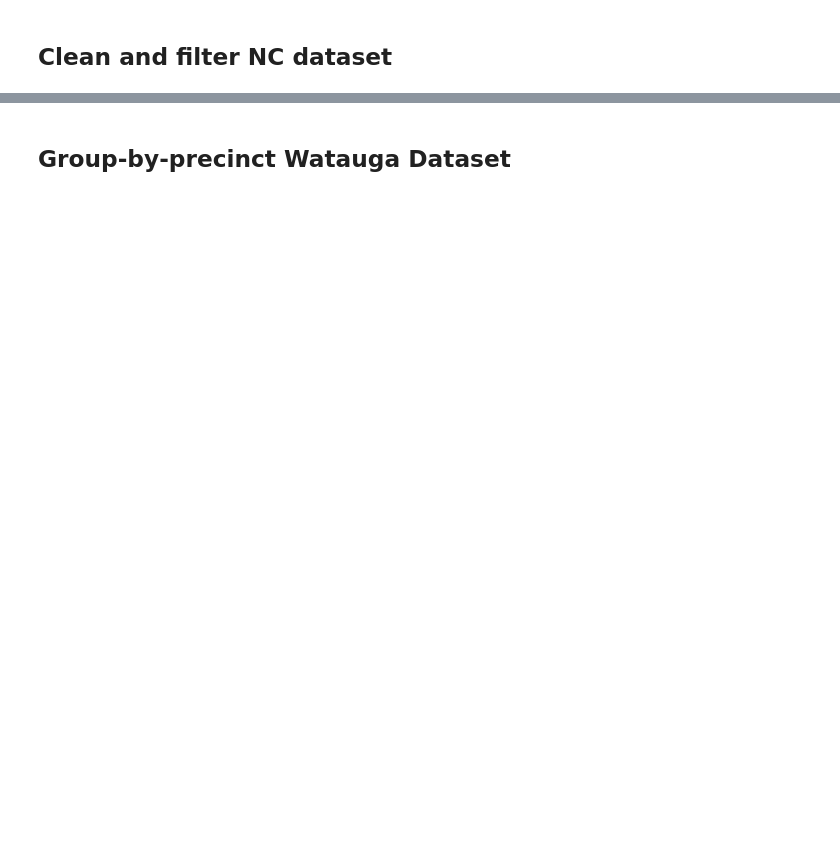
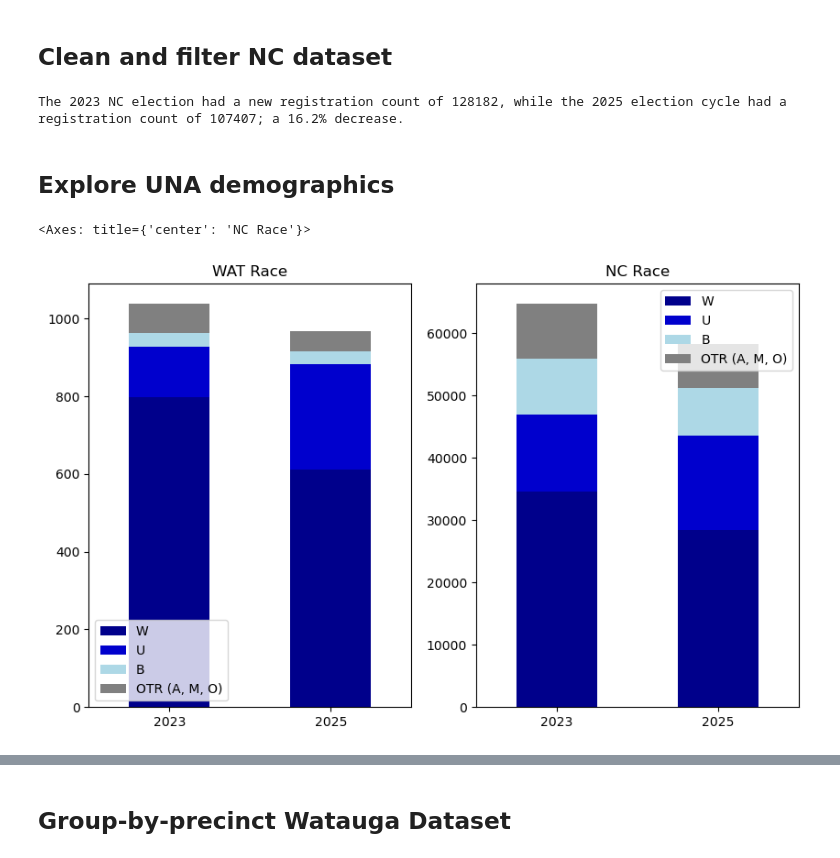
Before and after one commit to vandyy123/Election-Analysis, a Jupyter notebook: Election Results.ipynb, the cells around one changed output, grey strips where cells are left out. Saved outputs shown, nothing was run; the diff lists cells and outputs as text; code cells hidden in the pictures; blank space fills up the shorter version.

```diff
--- a/Election Results.ipynb
+++ b/Election Results.ipynb
@@ -59,5 +121,4 @@ nc_df = pd.read_csv(
     encoding="latin-1",
 )
 
-nc_df = nc_df[nc_df['status_cd'] == 'A']
 nc_df.count()
@@ -98,3 +173,50 @@ nc_past = nc_df_asc.loc['2023-08-01':'2023-11-07']
 percent = (len(nc_past) - len(nc_current)) / len(nc_past)
 print(f'The 2023 NC election had a new registration count of {len(nc_past)}, while the 2025 election cycle ' +
       f'had a registration count of {len(nc_current)}; a {percent:.1%} decrease.')
+# %% [output]
+The 2023 NC election had a new registration count of 128182, while the 2025 election cycle had a registration count of 107407; a 16.2% decrease.
+# %% [markdown]
+## Explore UNA demographics
+# %%
+fig, axes = plt.subplots(1, 2, figsize = (10, 6))
+
+# Filter WAT and NC data set to just the UNA
+
+una_wat_2025 = wat_current[wat_current['party_cd'] == 'UNA']
+una_wat_2023 = wat_past[wat_past['party_cd'] == 'UNA']
+
+una_nc_2025 = nc_current[nc_current['party_cd'] == 'UNA']
+una_nc_2023 = nc_past[nc_past['party_cd'] == 'UNA']
+
+# # Break down the race demographics of the WAT UNA during the 2023 election cycle
+# # Break down the race demographics of the WAT UNA during the 2025 election cycle
+
+wat_una_race_df = {
+    '2023': una_wat_2023['race_code'].value_counts(),
+    '2025': una_wat_2025['race_code'].value_counts()
+}
+
+wat_race_df = pd.DataFrame(wat_una_race_df)
+wat_race = wat_race_df.T
+wat_race['OTR (A, M, O)']= wat_race['I'] + wat_race['A'] + wat_race['M'] + wat_race['O']
+wat_race = wat_race.drop(['I', 'A', 'M', 'O'], axis = 1)
+
+wat_race.plot(ax = axes[0], kind = 'bar', stacked = True, title = 'WAT Race', color = ['DarkBlue', 'MediumBlue', 'LightBlue', 'Grey'], rot = 0)
+
+# # Break down the race demographics of the NC UNA during the 2023 election cycle
+# # Break down the race demographics of the NC UNA during the 2025 election cycle
+
+nc_una_race_df = {
+    '2023': una_nc_2023['race_code'].value_counts(),
+    '2025': una_nc_2025['race_code'].value_counts()
+}
+
+nc_race_df = pd.DataFrame(nc_una_race_df)
+nc_race = nc_race_df.T
+nc_race['OTR (A, M, O)']= nc_race['I'] + nc_race['A'] + nc_race['M'] + nc_race['O'] + nc_race['P']
+nc_race = nc_race.drop(['I', 'A', 'M', 'O', 'P'], axis = 1)
+
+nc_race.plot(ax = axes[1], kind = 'bar', stacked = True, title = 'NC Race', color = ['DarkBlue', 'MediumBlue', 'LightBlue', 'Grey'], rot = 0)
+# %% [output]
+<Axes: title={'center': 'NC Race'}>
+[figure, added]
```
Also changed, not shown: parts of 33 cells of this notebook.
